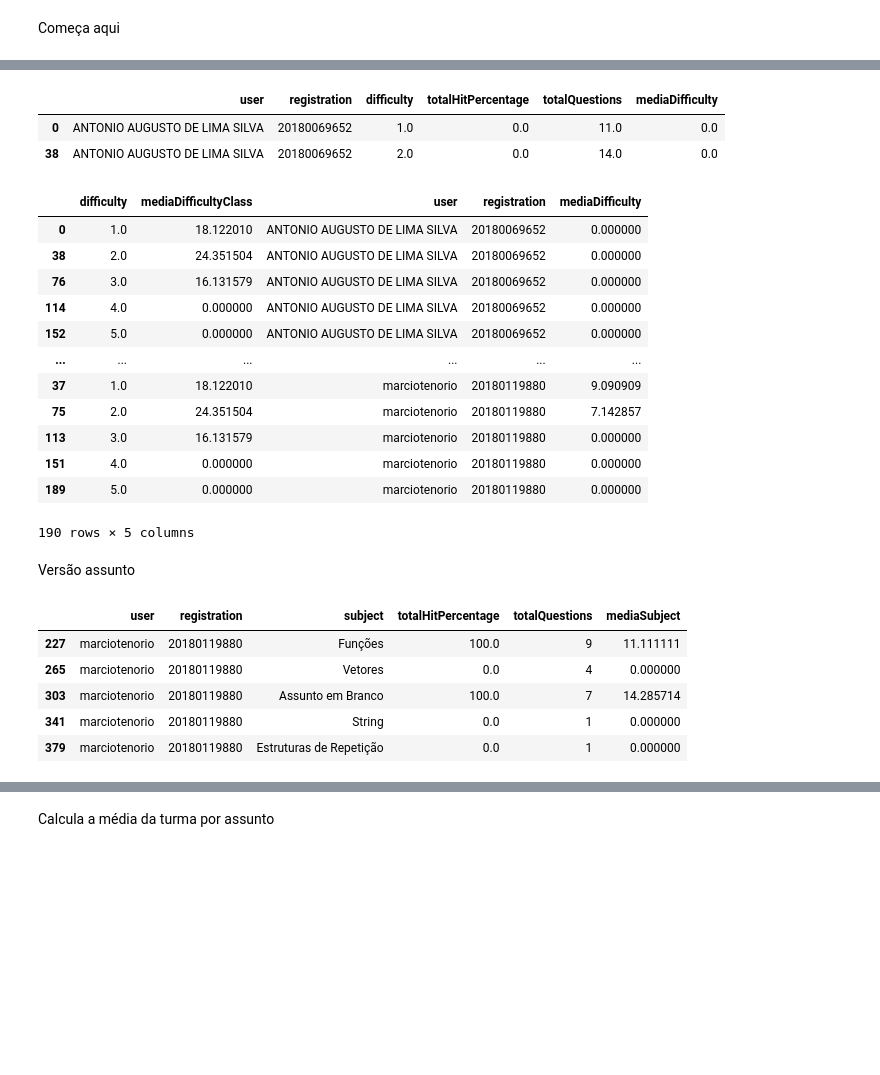
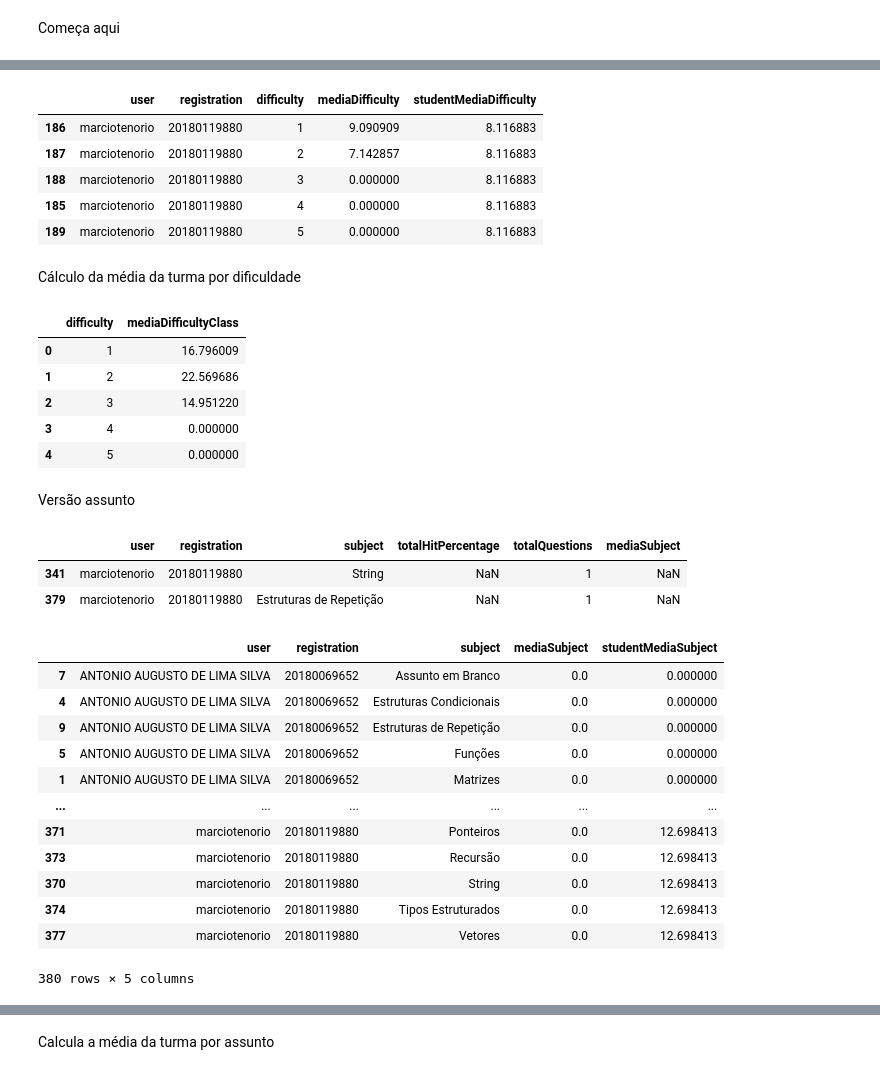
Before and after one commit to vilsonrodrigues/Projeto_Orientacao_Academica_LoP, a Jupyter notebook: Projeto_Orientacao_Academica_LoP.ipynb, the cells around one changed output, grey strips where cells are left out. Drawn from its saved outputs; the diff is of its cells as text; code cells hidden in the pictures; blank space fills up the shorter version.

Commit message:
Novas funções, antes de deletar os testes

```diff
--- a/Projeto_Orientacao_Academica_LoP.ipynb
+++ b/Projeto_Orientacao_Academica_LoP.ipynb
@@ -155,6 +155,8 @@ df_questions_selected.head(2)
 |  | id_list | list | question | difficulty | tag1 | tag2 | tag3 | tag4 | tag5 | id_test | test |
 | 8 | b4b1d413-503d-40ea-b93c-a21d1240d2e7 | ITP - Alocação dinâmica | Alocação de matriz | 3.0 | Ponteiros | Matrizes | NaN | NaN | NaN | NaN | NaN |
 | 43 | 1f2fb866-0bea-4475-b0af-e4a060b0904a | ITP - Matriz - Lista | Batalha naval - 1 tiro | 3.0 | Matrizes | Estruturas de Repetição | NaN | NaN | NaN | NaN | NaN |
+# %%
+df_class = pd.read_csv('df_class.csv')
 # %%
 def performance_list_test(df_submission, listORtest, df_lop_lists, df_question_data = pd.DataFrame()):  #depois df_lop_tests
 #Essa função necessita receber as submissões de uma turma ---------- depois podemos incrementar essa função ao ter uma turma associada e agrupar por elas
@@ -2305,10 +2319,10 @@ def performance_difficulty_list_test(df_submission, df_questions_selected, listO
     df_users['difficulty'] = difficulty
     df_prov = df_prov.append(df_users)
   #Unindo e fazendo que apareça todas as dificuldades
-  df_performance = pd.merge(df_performance,df_prov, on=['user','registration','difficulty'], how='outer').sort_values(by=['user','registration']).fillna(0)
-  df_performance = pd.merge(df_performance, df_total_questions, on='difficulty', how='outer').fillna(0)
+  df_performance = pd.merge(df_performance,df_prov, on=['user','registration','difficulty'], how='outer').sort_values(by=['user','registration'])#.fillna(0)
+  df_performance = pd.merge(df_performance, df_total_questions, on='difficulty', how='outer')#.fillna(0)
   #Calculando a média por dificuldade
   df_performance['mediaDifficulty'] = df_performance['totalHitPercentage'] / df_performance['totalQuestions']
-  return df_performance.sort_values(by=['user','registration']).fillna(0)
+  return df_performance.sort_values(by=['user','registration'])#.fillna(0)
 # %%
 df_performance_difficulty_list = performance_difficulty_list_test(df_submission, df_questions_selected,'list')
@@ -2366,33 +2372,22 @@ graph_more_less_difficulty_list_test_class(df_performance_difficulty_list, df_cl
-# %%
-df_performance_difficulty_list.head(2)
-# %% [output]
-|  | user | registration | difficulty | totalHitPercentage | totalQuestions | mediaDifficulty |
-| 0 | ANTONIO AUGUSTO DE LIMA SILVA | 20180069652 | 1.0 | 0.0 | 11.0 | 0.0 |
-| 38 | ANTONIO AUGUSTO DE LIMA SILVA | 20180069652 | 2.0 | 0.0 | 14.0 | 0.0 |
 # %%
 def graph_performance_student_difficulty_list_test(df_performance_difficulty_list_test):
-  #Media por dificuldade na turma
-  df_mean_difficulty = df_performance_difficulty_list_test.groupby(['difficulty'])['mediaDifficulty'].mean().reset_index(name='mediaDifficultyClass')
+  #Media geral por aluno
+  df_student_media = df_performance_difficulty_list_test.groupby(['registration'])['mediaDifficulty'].mean().reset_index(name='studentMediaDifficulty')
   #Retirando colunas desnecessárias
   df_graph = df_performance_difficulty_list_test.sort_values(by='user').drop(columns=['totalHitPercentage','totalQuestions'])
   #Merge
-  df_graph = pd.merge(df_mean_difficulty, df_graph, on='difficulty')
+  df_graph = pd.merge(df_graph, df_student_media, on='registration')
   #Ordenando
   df_graph.sort_values(by=['user','registration','difficulty'], inplace = True)
-  return df_graph#.to_json(force_ascii=False,orient='records')
+  return df_graph.fillna(0)#.to_json(force_ascii=False,orient='records')
 # %%
-graph_performance_student_difficulty_list_test(df_performance_difficulty_list)
+graph_performance_student_difficulty_list_test(df_performance_difficulty_list).tail(5)
 # %% [output]
-|  | difficulty | mediaDifficultyClass | user | registration | mediaDifficulty |
-| 0 | 1.0 | 18.122010 | ANTONIO AUGUSTO DE LIMA SILVA | 20180069652 | 0.000000 |
-| 38 | 2.0 | 24.351504 | ANTONIO AUGUSTO DE LIMA SILVA | 20180069652 | 0.000000 |
-| 76 | 3.0 | 16.131579 | ANTONIO AUGUSTO DE LIMA SILVA | 20180069652 | 0.000000 |
-| 114 | 4.0 | 0.000000 | ANTONIO AUGUSTO DE LIMA SILVA | 20180069652 | 0.000000 |
-| 152 | 5.0 | 0.000000 | ANTONIO AUGUSTO DE LIMA SILVA | 20180069652 | 0.000000 |
-| ... | ... | ... | ... | ... | ... |
-| 37 | 1.0 | 18.122010 | marciotenorio | 20180119880 | 9.090909 |
-| 75 | 2.0 | 24.351504 | marciotenorio | 20180119880 | 7.142857 |
-| 113 | 3.0 | 16.131579 | marciotenorio | 20180119880 | 0.000000 |
-| 151 | 4.0 | 0.000000 | marciotenorio | 20180119880 | 0.000000 |
-| 189 | 5.0 | 0.000000 | marciotenorio | 20180119880 | 0.000000 |
+|  | user | registration | difficulty | mediaDifficulty | studentMediaDifficulty |
+| 186 | marciotenorio | 20180119880 | 1 | 9.090909 | 8.116883 |
+| 187 | marciotenorio | 20180119880 | 2 | 7.142857 | 8.116883 |
+| 188 | marciotenorio | 20180119880 | 3 | 0.000000 | 8.116883 |
+| 185 | marciotenorio | 20180119880 | 4 | 0.000000 | 8.116883 |
+| 189 | marciotenorio | 20180119880 | 5 | 0.000000 | 8.116883 |
-190 rows × 5 columns
+# %% [markdown]
+Cálculo da média da turma por dificuldade
@@ -2399,3 +2401,12 @@ graph_performance_student_difficulty_list_test(df_performance_difficulty_list)
+# %%
+media_graph_performance_student_difficulty_list_test(df_performance_difficulty_list,data, df_class)
+# %% [output]
+|  | difficulty | mediaDifficultyClass |
+| 0 | 1 | 16.796009 |
+| 1 | 2 | 22.569686 |
+| 2 | 3 | 14.951220 |
+| 3 | 4 | 0.000000 |
+| 4 | 5 | 0.000000 |
 # %% [markdown]
 Versão assunto
 # %%
@@ -2445,11 +2456,8 @@ df_performance_subject_list = performance_subject_list_test(df_submission, df_qu
 df_performance_subject_list.tail(2)
 # %% [output]
 |  | user | registration | subject | totalHitPercentage | totalQuestions | mediaSubject |
-| 227 | marciotenorio | 20180119880 | Funções | 100.0 | 9 | 11.111111 |
-| 265 | marciotenorio | 20180119880 | Vetores | 0.0 | 4 | 0.000000 |
-| 303 | marciotenorio | 20180119880 | Assunto em Branco | 100.0 | 7 | 14.285714 |
-| 341 | marciotenorio | 20180119880 | String | 0.0 | 1 | 0.000000 |
-| 379 | marciotenorio | 20180119880 | Estruturas de Repetição | 0.0 | 1 | 0.000000 |
+| 341 | marciotenorio | 20180119880 | String | NaN | 1 | NaN |
+| 379 | marciotenorio | 20180119880 | Estruturas de Repetição | NaN | 1 | NaN |
 # %%
 def graph_performance_student_subject_list_test(df_performance_subject_list_test):
   #Media geral por aluno
@@ -2463,6 +2471,20 @@ def graph_performance_student_subject_list_test(df_performance_subject_list_test
   return df_graph.fillna(0)#.to_json(force_ascii=False,orient='records')
 # %%
 graph_performance_student_subject_list_test(df_performance_subject_list)
+# %% [output]
+|  | user | registration | subject | mediaSubject | studentMediaSubject |
+| 7 | ANTONIO AUGUSTO DE LIMA SILVA | 20180069652 | Assunto em Branco | 0.0 | 0.000000 |
+| 4 | ANTONIO AUGUSTO DE LIMA SILVA | 20180069652 | Estruturas Condicionais | 0.0 | 0.000000 |
+| 9 | ANTONIO AUGUSTO DE LIMA SILVA | 20180069652 | Estruturas de Repetição | 0.0 | 0.000000 |
+| 5 | ANTONIO AUGUSTO DE LIMA SILVA | 20180069652 | Funções | 0.0 | 0.000000 |
+| 1 | ANTONIO AUGUSTO DE LIMA SILVA | 20180069652 | Matrizes | 0.0 | 0.000000 |
+| ... | ... | ... | ... | ... | ... |
+| 371 | marciotenorio | 20180119880 | Ponteiros | 0.0 | 12.698413 |
+| 373 | marciotenorio | 20180119880 | Recursão | 0.0 | 12.698413 |
+| 370 | marciotenorio | 20180119880 | String | 0.0 | 12.698413 |
+| 374 | marciotenorio | 20180119880 | Tipos Estruturados | 0.0 | 12.698413 |
+| 377 | marciotenorio | 20180119880 | Vetores | 0.0 | 12.698413 |
+380 rows × 5 columns
 # %%
 def graph_more_less_subject_list_test_class(df_performance_subject_list_test, df_class, data, value = 70.0):#value == 70 ou outro numero, data == turma em df
   #Aqui eu conto, por assunto, quantos tiraram mais de % de acerto escolhida
```
Also changed, not shown: parts of 29 cells of this notebook.
